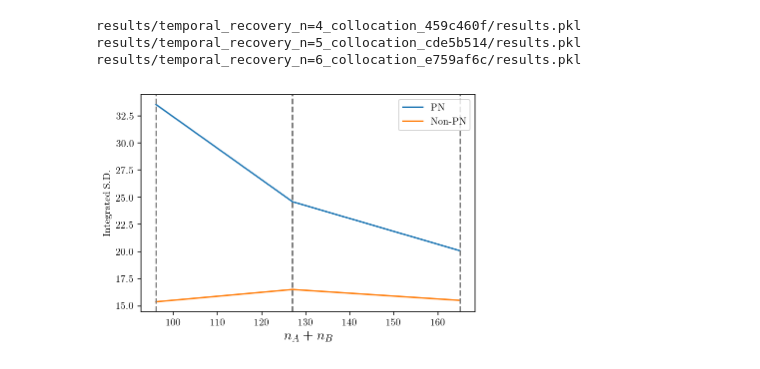
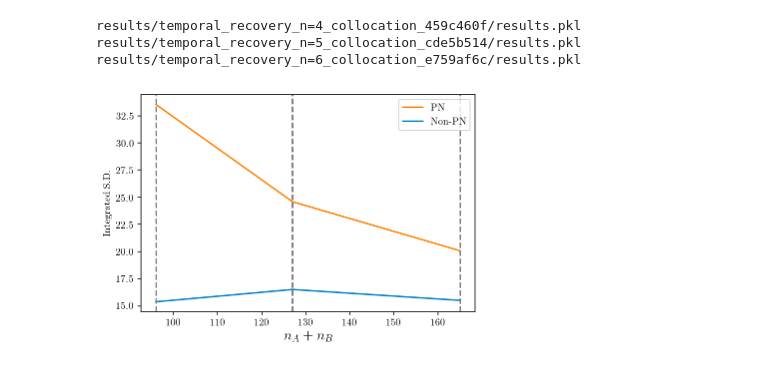
Before and after one commit to jcockayne/hydrocyclone_code, a Jupyter notebook: notebooks/Hydrocyclone_Results_Temporal_Variance.ipynb, the cells around one changed output. Saved outputs shown, nothing was run; the diff lists cells and outputs as text; code cells hidden in the pictures.

```diff
--- a/notebooks/Hydrocyclone_Results_Temporal_Variance.ipynb
+++ b/notebooks/Hydrocyclone_Results_Temporal_Variance.ipynb
@@ -61,14 +61,14 @@ actual_ns = [len(eit.grids.construct_circular(n, n_bdy, n_sensor).all) for n in
 stds = [np.mean(weighted_std(np.exp(r), w, axis=0)) for r, w in zip(results, weights)]
 compare_stds = [np.mean(weighted_std(np.exp(r), w, axis=0)) for r,w in zip(compare_results, compare_weights)]
 # %%
-plt.plot(actual_ns, stds, label='PN')
-plt.plot(actual_ns, compare_stds, label='Non-PN')
+plt.plot(actual_ns, stds, label='PN',c=plt.cm.get_cmap('autumn')(0.5))
+plt.plot(actual_ns, compare_stds, label='Non-PN', c=plt.cm.get_cmap('winter')(0.5))
 plt.legend()
 plt.xlabel('$n_A + n_B$', fontsize=14)
 plt.ylabel('Integrated S.D.')
 
 for n in actual_ns:
     plt.axvline(n, linestyle='--', c='gray')
 plt.savefig('figures/integrated_variance_temporal.pdf')
 # %% [output]
-[figure, old version]
+[figure, new version]
```
